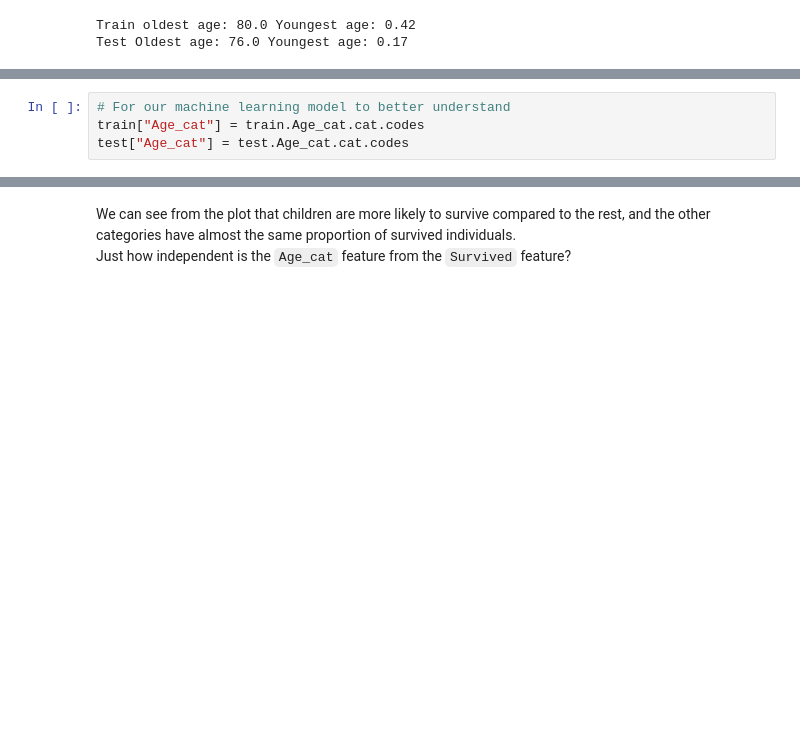
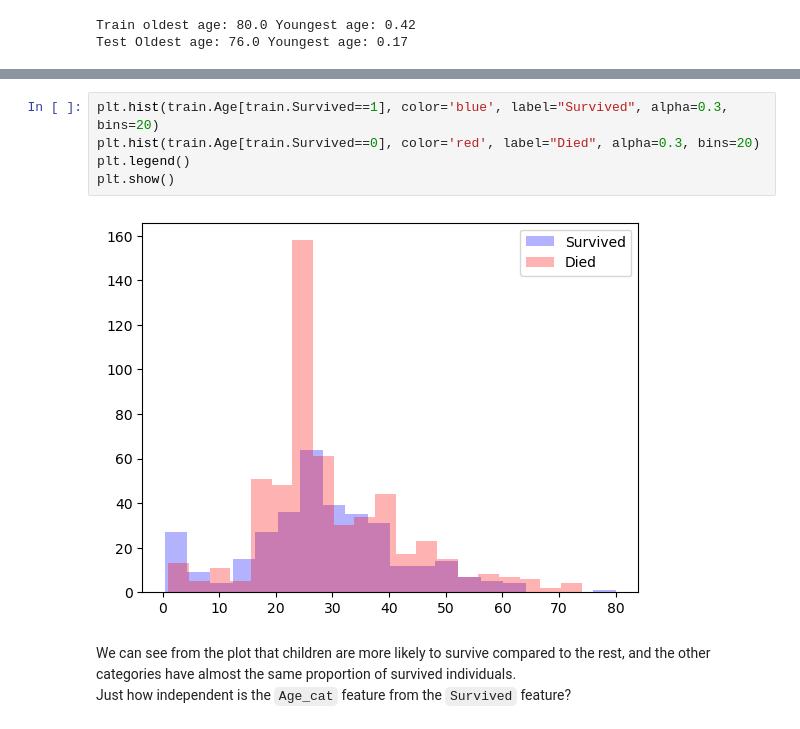
Before and after one commit to abdulqadirmuazzim/Titanic, a Jupyter notebook: titanic.ipynb, the cells around one changed output, grey strips where cells are left out. Cells and saved outputs as stored; diff of their text form; blank space fills up the shorter version.

Commit message:
Model Evaluation

```diff
--- a/titanic.ipynb
+++ b/titanic.ipynb
@@ -527,4 +532,0 @@ plot_stacked_chart(age_survived, "Age_cat", "Survived", "Counts",
-# %%
-# For our machine learning model to better understand
-train["Age_cat"] = train.Age_cat.cat.codes
-test["Age_cat"] = test.Age_cat.cat.codes
@@ -531,3 +571,10 @@ test["Age_cat"] = test.Age_cat.cat.codes
+# %%
+plt.hist(train.Age[train.Survived==1], color='blue', label="Survived", alpha=0.3, bins=20)
+plt.hist(train.Age[train.Survived==0], color='red', label="Died", alpha=0.3, bins=20)
+plt.legend()
+plt.show()
+# %% [output]
+[figure, added]
 # %% [markdown]
 We can see from the plot that children are more likely to survive compared to the rest, and the other categories have almost the same proportion of survived individuals.<br>
 Just how independent is the `Age_cat` feature from the `Survived` feature?
```
Also changed, not shown: parts of 46 cells of this notebook.
